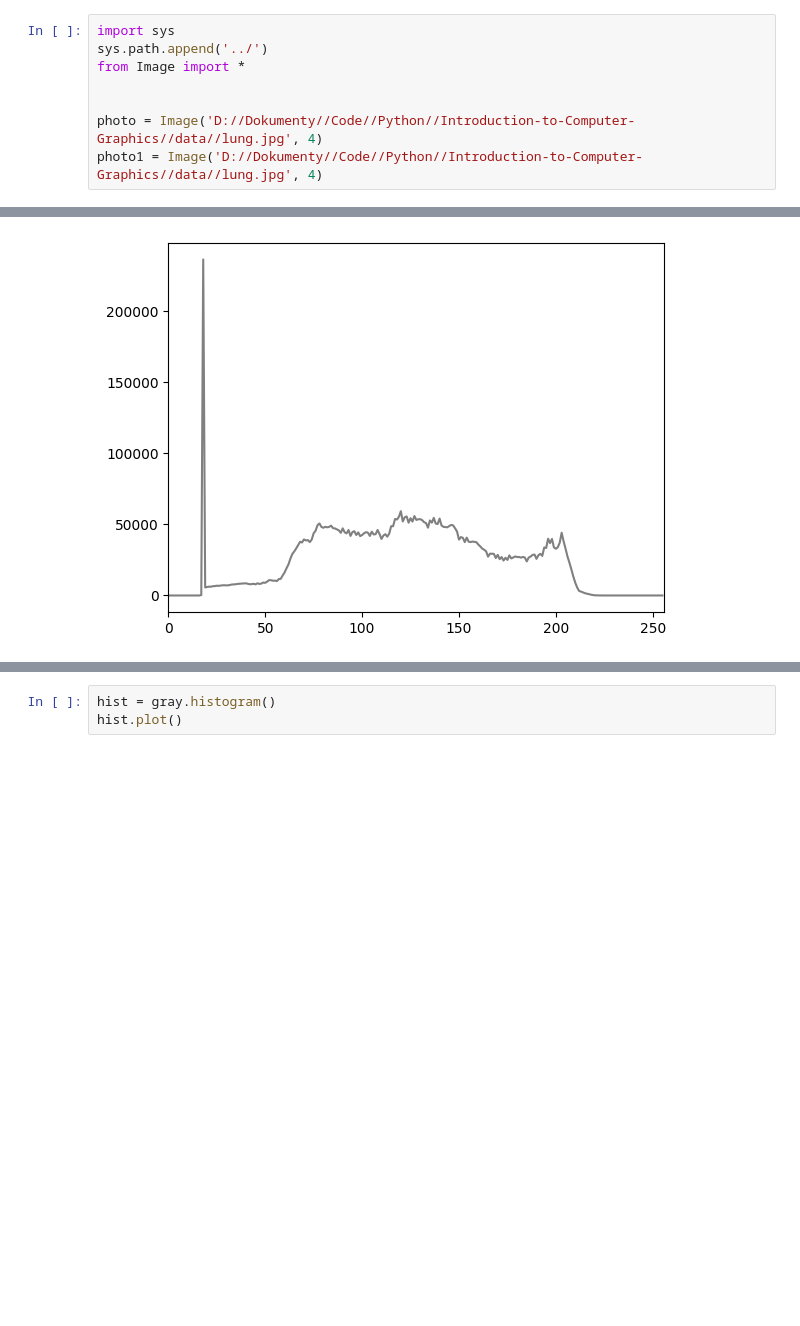
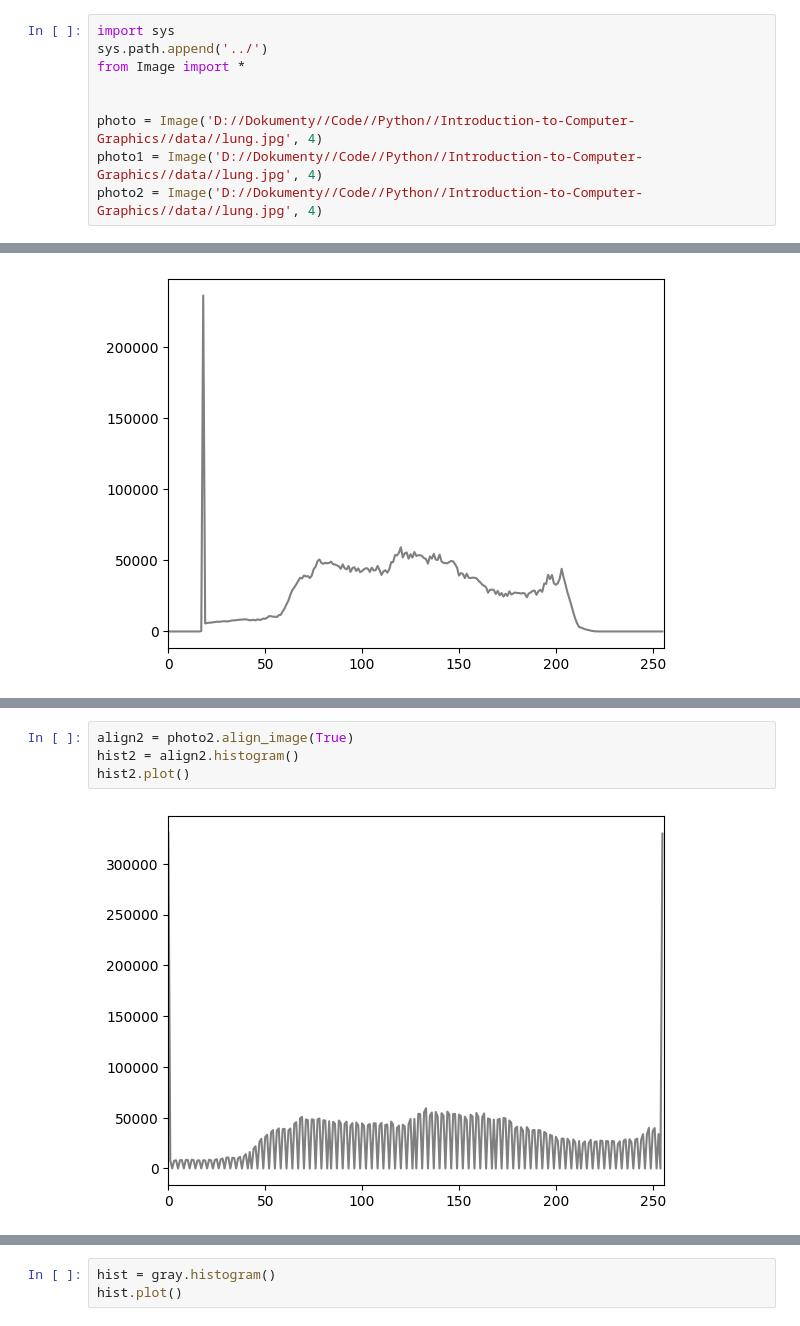
Before and after one commit to Arrturo/Image-Processing, a Jupyter notebook: lab5/main.ipynb, the cells around one changed output, grey strips where cells are left out. Drawn from its saved outputs; the diff is of its cells as text; blank space fills up the shorter version.

```diff
--- a/lab5/main.ipynb
+++ b/lab5/main.ipynb
@@ -6,3 +6,4 @@ from Image import *
 
 photo = Image('D://Dokumenty//Code//Python//Introduction-to-Computer-Graphics//data//lung.jpg', 4)
 photo1 = Image('D://Dokumenty//Code//Python//Introduction-to-Computer-Graphics//data//lung.jpg', 4)
+photo2 = Image('D://Dokumenty//Code//Python//Introduction-to-Computer-Graphics//data//lung.jpg', 4)
@@ -25,3 +18,9 @@ hist1 = align.histogram()
 hist1.plot()
 # %% [output]
 [figure]
+# %%
+align2 = photo2.align_image(True)
+hist2 = align2.histogram()
+hist2.plot()
+# %% [output]
+[figure, added]
```
Also changed, not shown: parts of 23 cells of this notebook, 7 other files.
